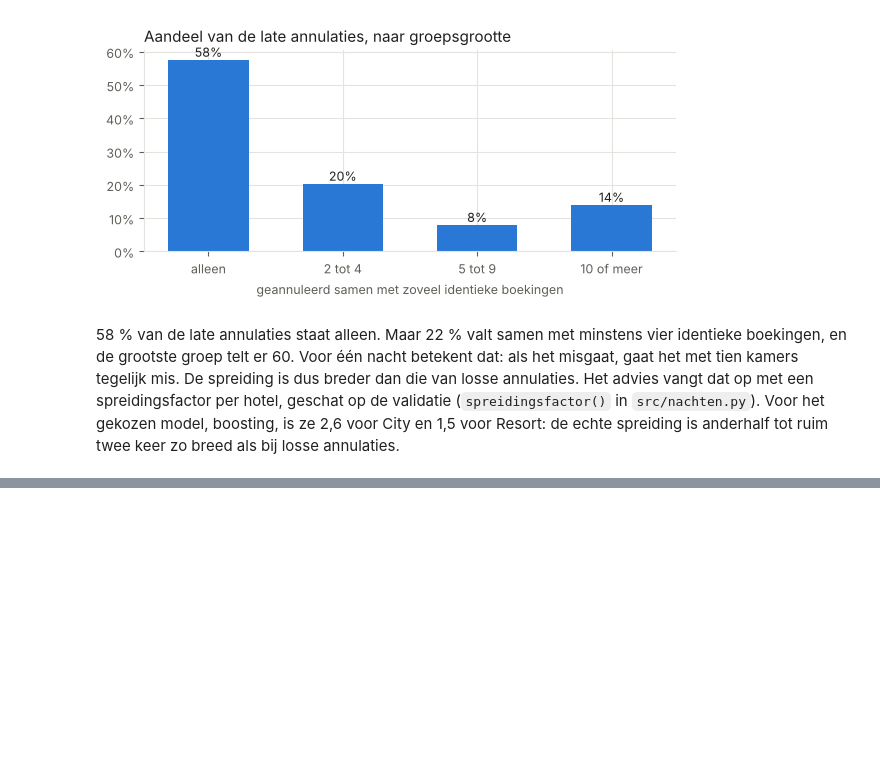
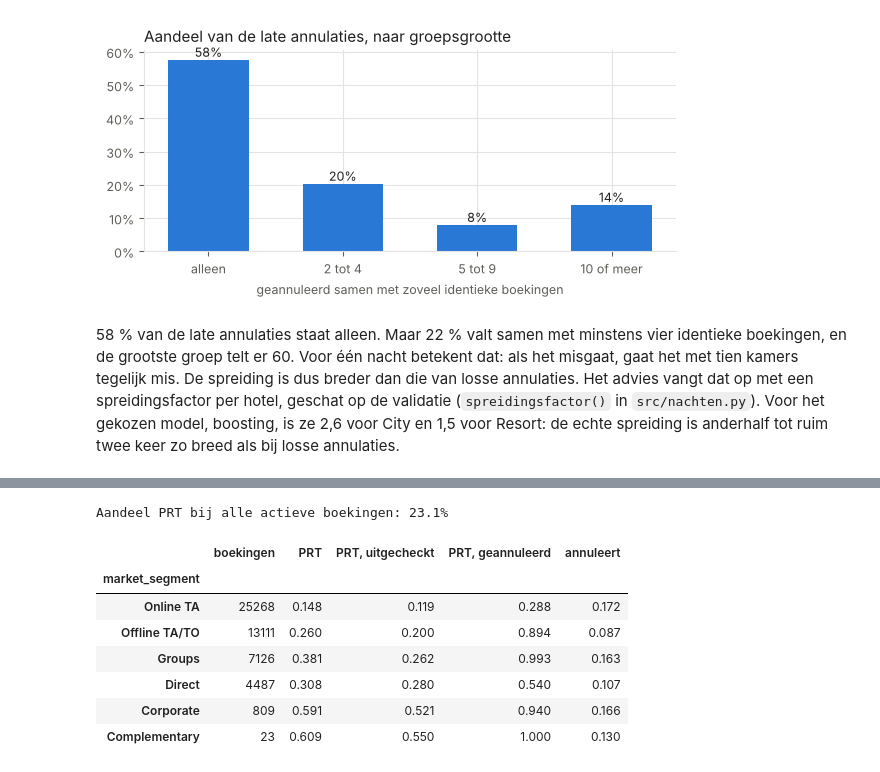
Before and after one commit to KynanM/cloud-for-ai-project, a Jupyter notebook: notebooks/01_exploratie.ipynb, the cells around one changed output, grey strips where cells are left out. Cells and saved outputs as stored; diff of their text form; code cells hidden in the pictures; blank space fills up the shorter version.

```diff
--- a/notebooks/01_exploratie.ipynb
+++ b/notebooks/01_exploratie.ipynb
@@ -627,0 +647,29 @@ Resort: de echte spreiding is anderhalf tot ruim twee keer zo breed als bij loss
+# %%
+def aandeel_prt(kolom):
+    """Per waarde van `kolom`: aandeel PRT bij alle actieve boekingen, uitgecheckt, geannuleerd."""
+    waarde = als_tekst(df[[kolom]])[kolom]
+    is_prt = df["country"] == "PRT"
+    uit = df[DOEL] == 0
+    return pd.DataFrame(
+        {
+            "boekingen": waarde.value_counts(),
+            "PRT": is_prt.groupby(waarde).mean(),
+            "PRT, uitgecheckt": is_prt[uit].groupby(waarde[uit]).mean(),
+            "PRT, geannuleerd": is_prt[~uit].groupby(waarde[~uit]).mean(),
+            "annuleert": df[DOEL].groupby(waarde).mean(),
+        }
+    ).sort_values("boekingen", ascending=False)
+
+
+print(f"Aandeel PRT bij alle actieve boekingen: {(df['country'] == 'PRT').mean():.1%}")
+aandeel_prt("market_segment").round(3)
+# %% [output]
+Aandeel PRT bij alle actieve boekingen: 23.1%
+|  | boekingen | PRT | PRT, uitgecheckt | PRT, geannuleerd | annuleert |
+| market_segment |  |  |  |  |  |
+| Online TA | 25268 | 0.148 | 0.119 | 0.288 | 0.172 |
+| Offline TA/TO | 13111 | 0.260 | 0.200 | 0.894 | 0.087 |
+| Groups | 7126 | 0.381 | 0.262 | 0.993 | 0.163 |
+| Direct | 4487 | 0.308 | 0.280 | 0.540 | 0.107 |
+| Corporate | 809 | 0.591 | 0.521 | 0.940 | 0.166 |
+| Complementary | 23 | 0.609 | 0.550 | 1.000 | 0.130 |
```
Also changed, not shown: parts of 17 cells of this notebook.
